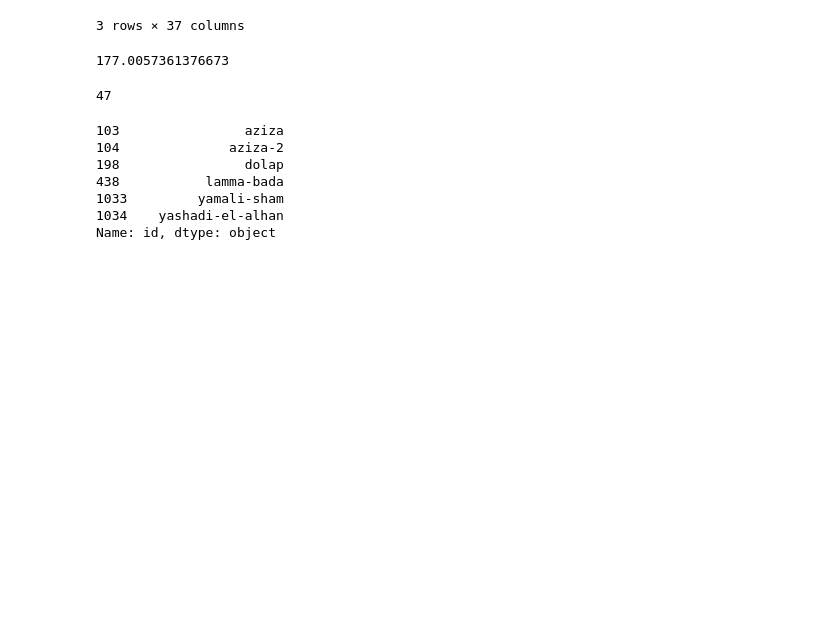
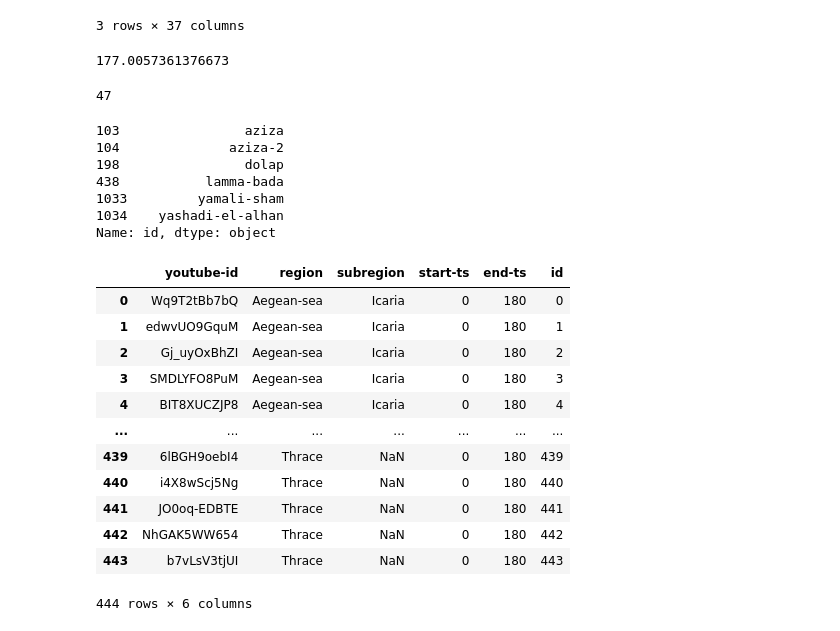
Before and after one commit to fouk21/GR_Folk_Music_Classification, a Jupyter notebook: data_exploration/exploration.ipynb, the cells around one changed output. Drawn from its saved outputs; the diff is of its cells as text; code cells hidden in the pictures; blank space fills up the shorter version.

Commit message:
final dataset

```diff
--- a/data_exploration/exploration.ipynb
+++ b/data_exploration/exploration.ipynb
@@ -262,0 +296,19 @@ with open('new_data.csv', 'w') as file:
+# %%
+import pandas as pd
+new_dataset_full = pd.read_csv('new_data_v2.csv',sep=';')
+# %%
+new_dataset_full
+# %% [output]
+|  | youtube-id | region | subregion | start-ts | end-ts | id |
+| 0 | Wq9T2tBb7bQ | Aegean-sea | Icaria | 0 | 180 | 0 |
+| 1 | edwvUO9GquM | Aegean-sea | Icaria | 0 | 180 | 1 |
+| 2 | Gj_uyOxBhZI | Aegean-sea | Icaria | 0 | 180 | 2 |
+| 3 | SMDLYFO8PuM | Aegean-sea | Icaria | 0 | 180 | 3 |
+| 4 | BIT8XUCZJP8 | Aegean-sea | Icaria | 0 | 180 | 4 |
+| ... | ... | ... | ... | ... | ... | ... |
+| 439 | 6lBGH9oebI4 | Thrace | NaN | 0 | 180 | 439 |
+| 440 | i4X8wScj5Ng | Thrace | NaN | 0 | 180 | 440 |
+| 441 | JO0oq-EDBTE | Thrace | NaN | 0 | 180 | 441 |
+| 442 | NhGAK5WW654 | Thrace | NaN | 0 | 180 | 442 |
+| 443 | b7vLsV3tjUI | Thrace | NaN | 0 | 180 | 443 |
+444 rows × 6 columns
```
Also changed, not shown: parts of 11 cells of this notebook, 6 other files.
